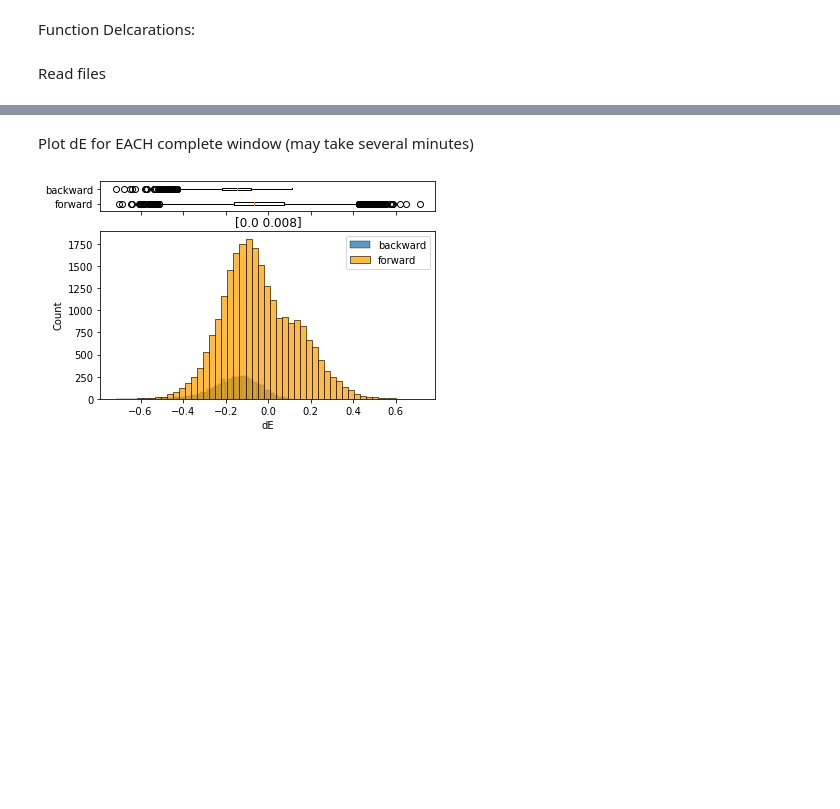
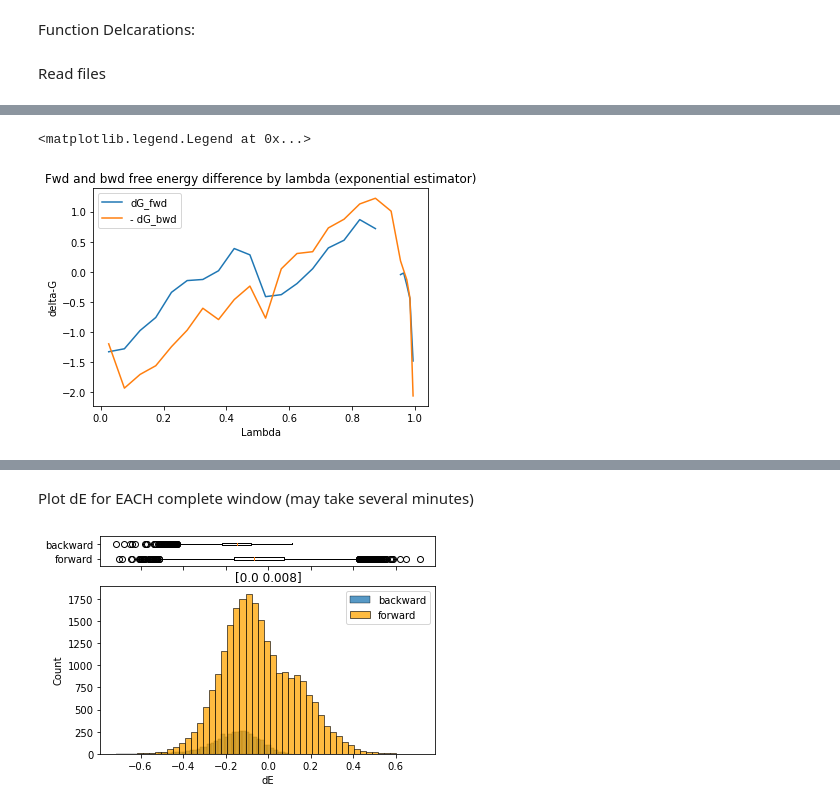
Before and after one commit to BranniganLab/safep, a Jupyter notebook: AlternativeParser_noBAR.ipynb, the cells around one changed output, grey strips where cells are left out. Drawn from its saved outputs; the diff is of its cells as text; code cells hidden in the pictures; blank space fills up the shorter version.

```diff
--- a/AlternativeParser_noBAR.ipynb
+++ b/AlternativeParser_noBAR.ipynb
@@ -123,6 +147,17 @@ dG_b=np.diag(dG, k=-1)
 
 l=dG.columns.to_list()
 l_mid = np.mean([l[1:],l[:-1]], axis=0)
+# %%
+plt.plot(l_mid, dG_f, label='dG_fwd')
+plt.plot(l_mid, -dG_b, label='- dG_bwd')
+
+plt.title('Fwd and bwd free energy difference by lambda (exponential estimator)')
+plt.xlabel('Lambda')
+plt.ylabel('delta-G')
+plt.legend()
+# %% [output]
+<matplotlib.legend.Legend at 0x...>
+[figure, added]
 # %%
 plt.vlines(l_mid, np.zeros(len(l_mid)), dG_f + np.array(dG_b), label="fwd - bwd", linewidth=3)
 
```
Also changed, not shown: parts of 13 cells of this notebook, 3 other files.
